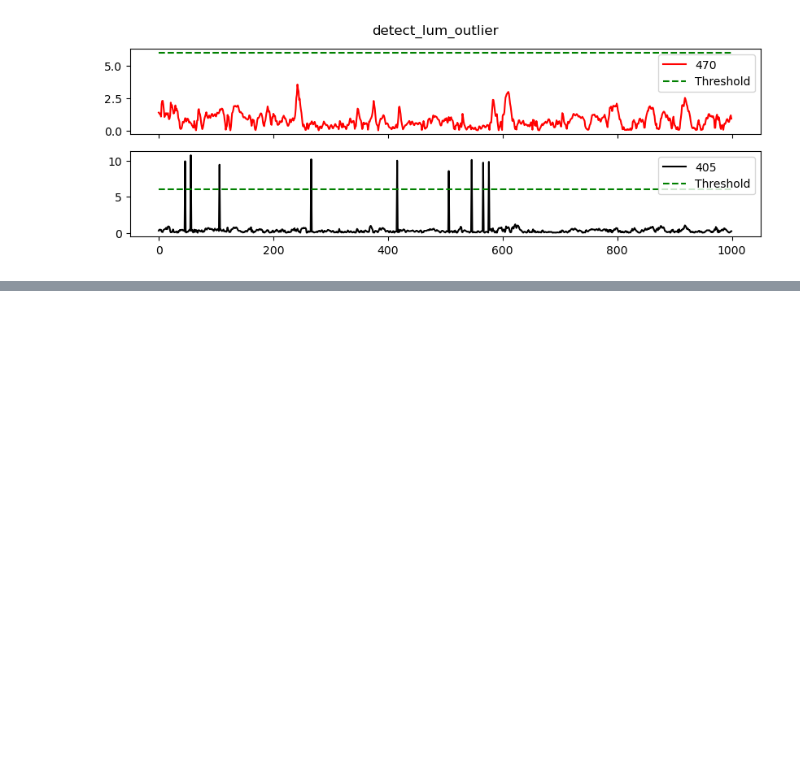
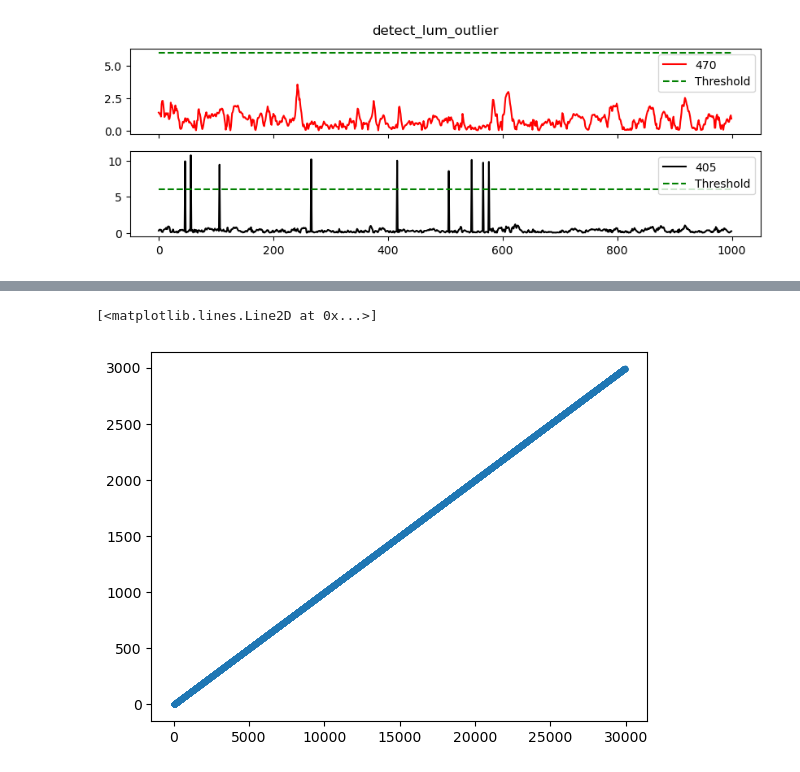
Before and after one commit to Sh555Lin/WF_GoNogo, a Jupyter notebook: analysis/pre_process.ipynb, the cells around one changed output, grey strips where cells are left out. Cells and saved outputs as stored; diff of their text form; code cells hidden in the pictures; blank space fills up the shorter version.

```diff
--- a/analysis/pre_process.ipynb
+++ b/analysis/pre_process.ipynb
@@ -148,0 +334,8 @@ The dff tiff file saved to: /home/wrx/Data_attention/Transfer learning/LinShu/DA
+# %%
+wf_path = rawPath+ '/time/widefield_timestamps_blue.npy'
+wf_timestamp = np.load(wf_path)
+# %%
+plt.plot(wf_timestamp/1e3,'.')
+# %% [output]
+[<matplotlib.lines.Line2D at 0x...>]
+[figure, added]
```
Also changed, not shown: parts of 28 cells of this notebook, 7 other files.
